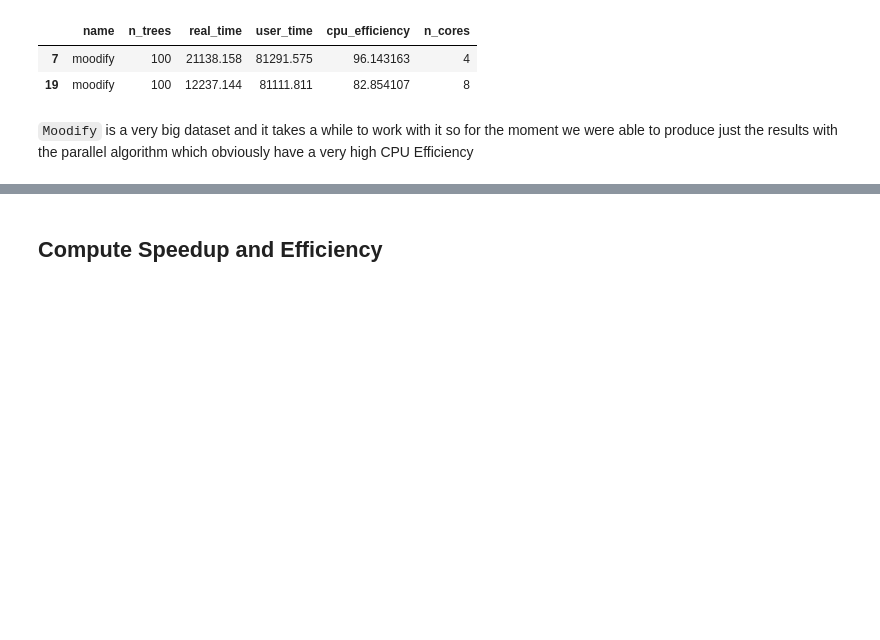
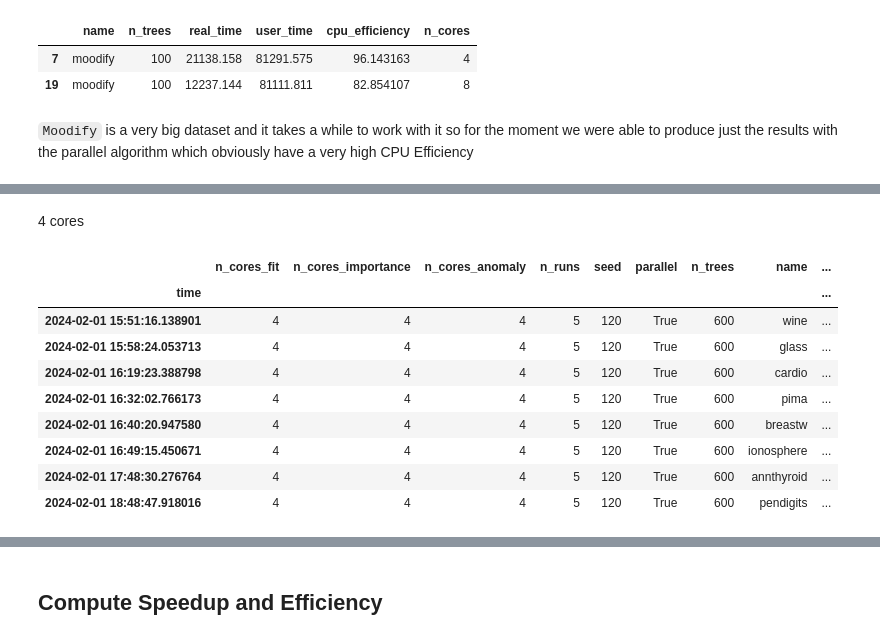
Before and after one commit to francesco-borsatti-unipd/ExIFFI, a Jupyter notebook: notebooks/Test_Parallel.ipynb, the cells around one changed output, grey strips where cells are left out. Saved outputs shown, nothing was run; the diff lists cells and outputs as text; code cells hidden in the pictures; blank space fills up the shorter version.

```diff
--- a/notebooks/Test_Parallel.ipynb
+++ b/notebooks/Test_Parallel.ipynb
@@ -876,0 +907,15 @@ df.sort_values(by='cpu_efficiency',ascending=False)
+# %% [markdown]
+4 cores
+# %%
+display_stats(stats.groupby(['n_cores_fit']).get_group((4)))
+# %% [output]
+|  | n_cores_fit | n_cores_importance | n_cores_anomaly | n_runs | seed | parallel | n_trees | name | ... |
+| time |  |  |  |  |  |  |  |  | ... |
+| 2024-02-01 15:51:16.138901 | 4 | 4 | 4 | 5 | 120 | True | 600 | wine | ... |
+| 2024-02-01 15:58:24.053713 | 4 | 4 | 4 | 5 | 120 | True | 600 | glass | ... |
+| 2024-02-01 16:19:23.388798 | 4 | 4 | 4 | 5 | 120 | True | 600 | cardio | ... |
+| 2024-02-01 16:32:02.766173 | 4 | 4 | 4 | 5 | 120 | True | 600 | pima | ... |
+| 2024-02-01 16:40:20.947580 | 4 | 4 | 4 | 5 | 120 | True | 600 | breastw | ... |
+| 2024-02-01 16:49:15.450671 | 4 | 4 | 4 | 5 | 120 | True | 600 | ionosphere | ... |
+| 2024-02-01 17:48:30.276764 | 4 | 4 | 4 | 5 | 120 | True | 600 | annthyroid | ... |
+| 2024-02-01 18:48:47.918016 | 4 | 4 | 4 | 5 | 120 | True | 600 | pendigits | ... |
```
Also changed, not shown: parts of 8 cells of this notebook.
